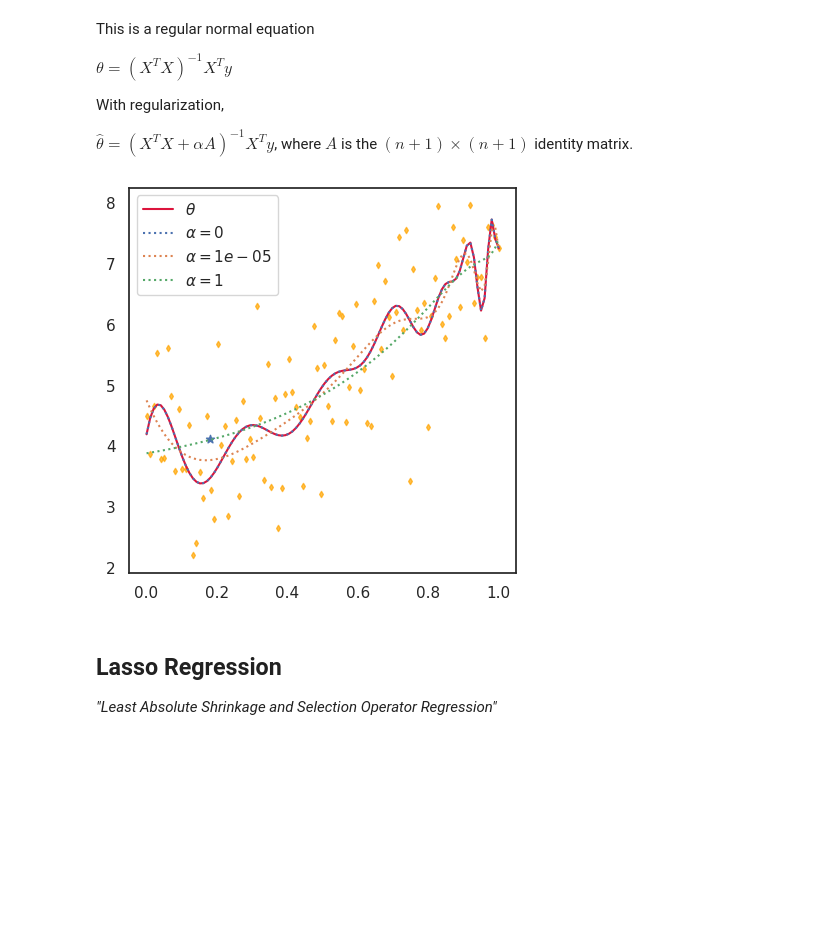
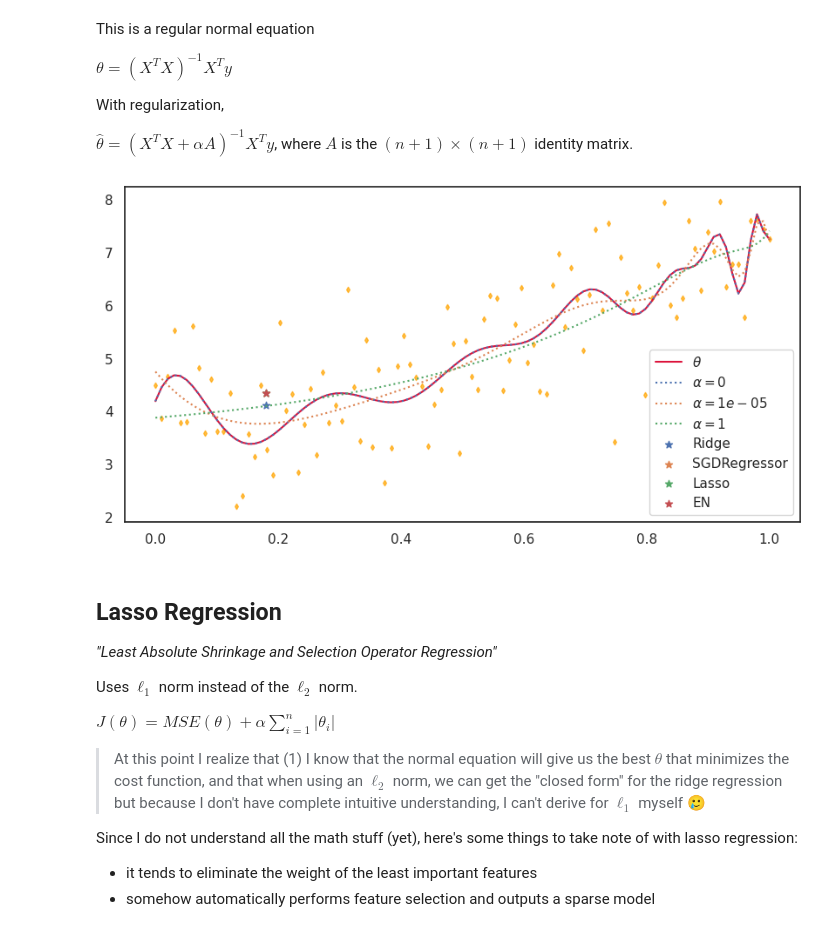
Before and after one commit to mshajarrazip/ML-Algorithm-Study, a Jupyter notebook: regularization.ipynb, the cells around one changed output. Drawn from its saved outputs; the diff is of its cells as text; code cells hidden in the pictures; blank space fills up the shorter version.

Commit message:
Update regularization (Lasso + EN)

```diff
--- a/regularization.ipynb
+++ b/regularization.ipynb
@@ -49,39 +49,74 @@ X_b = np.c_[
     np.zeros(m).reshape(-1), X
 ]
 y = 3 * X**2 + .5 * X + 4 + np.random.randn(m, 1)
 
 degree = 100
 pf = PolynomialFeatures(degree = degree)
 X_poly = pf.fit_transform(X)
 
 # normal equation
 theta_best = np.linalg.pinv(X_poly.T @ X_poly) @ X_poly.T @ y
 
 # plot original
-_, ax = plt.subplots(figsize=(5, 5))
+_, ax = plt.subplots(figsize=(10, 5))
 ax.scatter(X, y, marker="d", s=10, color='orange', alpha=0.7)
 ax.plot(X, X_poly @ theta_best, color="crimson", label=f"$\\theta$")
 
 # ridge regression
 for alpha in [0, 1e-5, 1]:
     A = np.identity(degree+1)
     A[0][0] = 0
     reg_term = (alpha * A)
     theta_ridge = np.linalg.pinv(X_poly.T @ X_poly + reg_term) @ X_poly.T @ y
     ax.plot(X, X_poly @ theta_ridge, linestyle=":", label=f"$\\alpha={alpha}$")
 
-# using sklearn
+x_test = [[0.18]]
+
+# using Ridge
 ridge_reg = Ridge(alpha=1, solver="cholesky")
 ridge_reg.fit(X, y)
-x_test = [[0.18]]
 y_pred = ridge_reg.predict(x_test)
-ax.scatter(x_test, y_pred, marker="*")
+ax.scatter(x_test, y_pred, marker="*", label = "Ridge")
+
+# using SGDRegressor
+sgd_reg = SGDRegressor(penalty="l2")
+sgd_reg.fit(X, y)
+y_pred = sgd_reg.predict(x_test)
+ax.scatter(x_test, y_pred, marker="*", label = "SGDRegressor")
+
+# Lasso
+from sklearn.linear_model import Lasso
+lasso_reg = Lasso(alpha=0.1)
+lasso_reg.fit(X, y)
+y_test = lasso_reg.predict(x_test)
+ax.scatter(x_test, y_pred, marker="*", label = "Lasso")
+
+# Elastic Net
+from sklearn.linear_model import ElasticNet
+elastic_net = ElasticNet(alpha=0.1, l1_ratio=0.5)
+elastic_net.fit(X, y)
+y_test = elastic_net.predict(x_test)
+ax.scatter(x_test, y_pred, marker="*", label = "EN")
 
 plt.legend()
 plt.show()
 # %% [output]
-[figure, old version]
+[figure, new version]
-# %% [markdown]
-## Lasso Regression
-
-_"Least Absolute Shrinkage and Selection Operator Regression"_
+# %% [markdown]
+## Lasso Regression
+
+_"Least Absolute Shrinkage and Selection Operator Regression"_
+
+Uses $\ell_1$ norm instead of the $\ell_2$ norm.
+
+$J(\theta)=MSE(\theta)+\alpha\sum_{i=1}^{n}|\theta_i|$
+
+> At this point I realize that (1) I know that the normal equation will give us
+> the best $\theta$ that minimizes the cost function, and that when using
+> an $\ell_2$ norm, we can get the "closed form" for the ridge regression
+> but because I don't have complete intuitive understanding, I can't derive
+> for $\ell_1$ myself 🥲
+
+Since I do not understand all the math stuff (yet), here's some things to take note of with lasso regression:
+- it tends to eliminate the weight of the least important features
+- somehow automatically performs feature selection and outputs a sparse model
```
Also changed, not shown: parts of 3 cells of this notebook, 2 other files.
